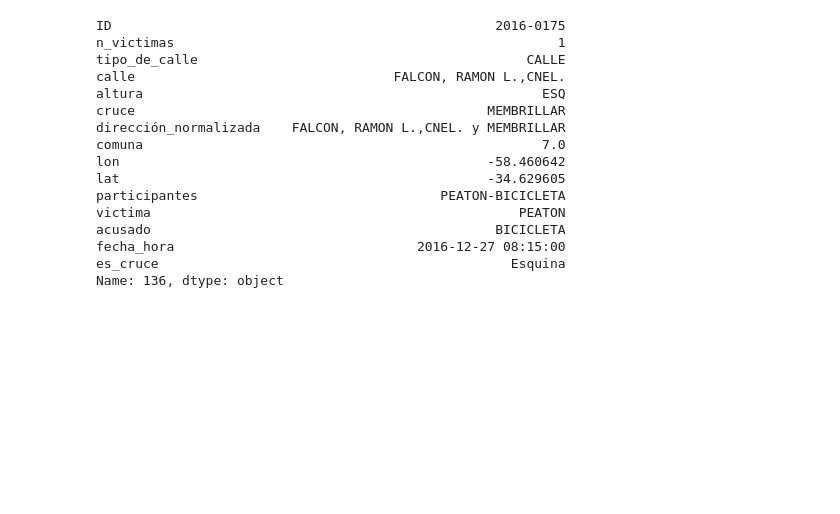
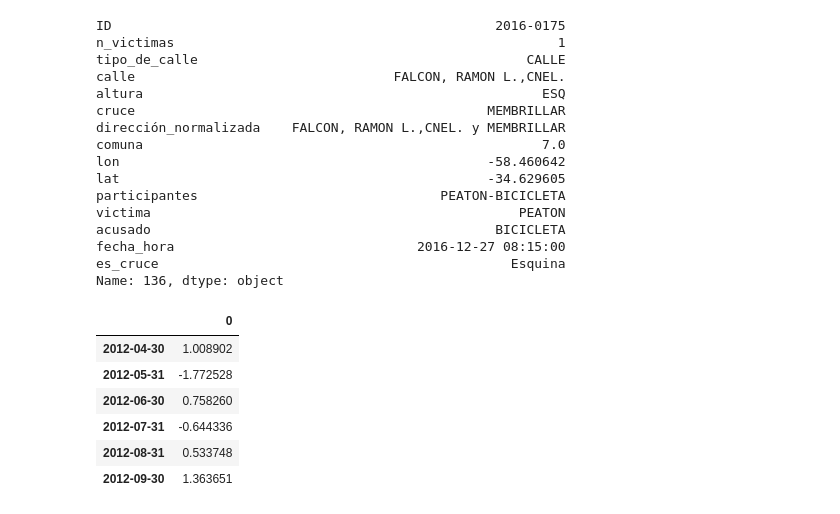
Before and after one commit to cypbk/pida-javier-bengolea, a Jupyter notebook: main.ipynb, the cells around one changed output. Saved outputs shown, nothing was run; the diff lists cells and outputs as text; code cells hidden in the pictures; blank space fills up the shorter version.

```diff
--- a/main.ipynb
+++ b/main.ipynb
@@ -871,3 +871,15 @@ es_cruce                                             Esquina
 Name: 136, dtype: object
 # %%
 data_hm.to_excel('data/generated/data_hm.xlsx', engine='openpyxl')
+# %%
+index = pd.date_range('4/1/2012','9/30/2012', freq='M')
+df = pd.DataFrame(np.random.randn(len(index),1), index=index)
+df
+# %% [output]
+|  | 0 |
+| 2012-04-30 | 1.008902 |
+| 2012-05-31 | -1.772528 |
+| 2012-06-30 | 0.758260 |
+| 2012-07-31 | -0.644336 |
+| 2012-08-31 | 0.533748 |
+| 2012-09-30 | 1.363651 |
```
Also changed, not shown: parts of 1 cell of this notebook, 1 other file.
